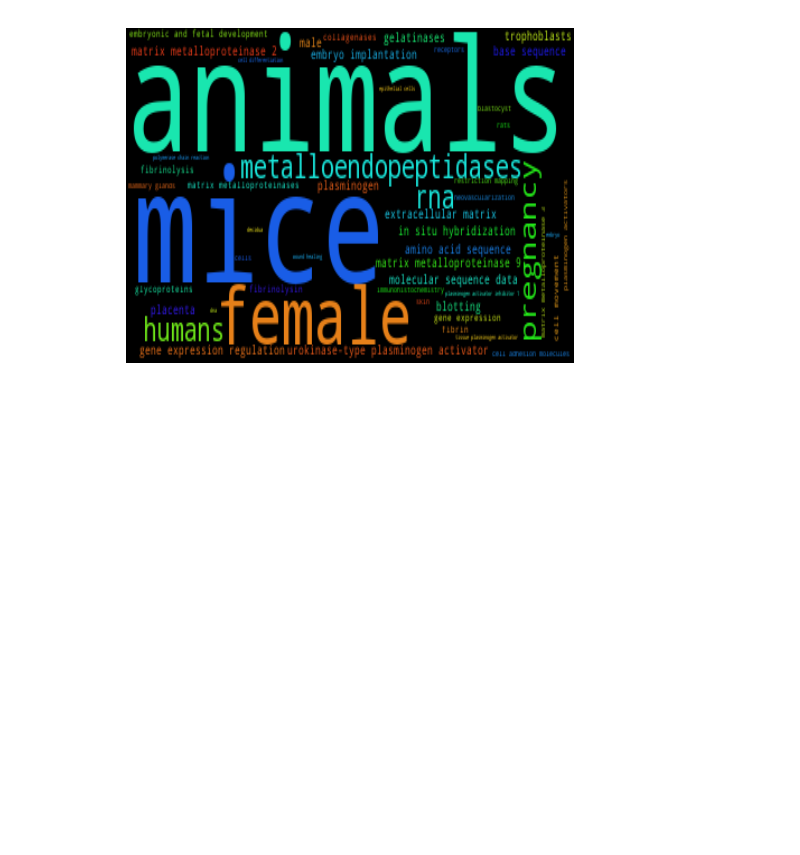
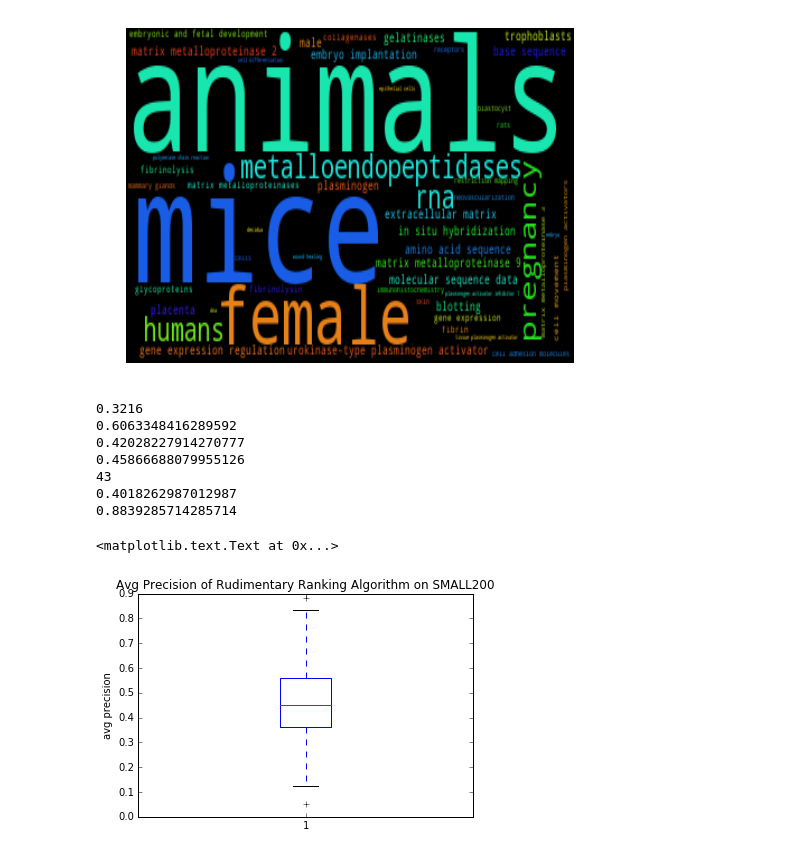
Before and after one commit to wenyangfu/EE361M_Homework, a Jupyter notebook: term_project/Word Clouds.ipynb, the cells around one changed output. Drawn from its saved outputs; the diff is of its cells as text; code cells hidden in the pictures; blank space fills up the shorter version.

Commit message:
Rudimentary ranking and metrics

```diff
--- a/term_project/Word Clouds.ipynb
+++ b/term_project/Word Clouds.ipynb
@@ -72,0 +131,53 @@ show_wordcloud('12900459')
+# %%
+def f_score(metrics):
+    p = precision(metrics)
+    r = recall(metrics)
+    return (2*p*r) / (p+r)
+# %%
+def avg_precision(metrics):
+    common_terms, actual_len = metrics
+
+    total_rank_sum = 0
+    for r, is_correct in enumerate(common_terms):
+        rank_num = r+1
+        correct_up_to_r = sum(common_terms[:rank_num])
+
+        total_rank_sum += is_correct * (correct_up_to_r / rank_num)
+
+    return total_rank_sum / actual_len
+# %%
+def mean_avg_precision(metrics):
+    total_avg_precision = 0
+    for metric in metrics:
+        total_avg_precision += avg_precision(metric)
+
+    return total_avg_precision / len(metrics)
+# %%
+with open('paperdat/SMALL200/S200.pmids') as f:
+    metrics = []
+    for line in f:
+        metrics.append(get_metrics(line.strip()))
+
+print(precision(metrics))
+print(recall(metrics))
+print(f_score(metrics))
+print(mean_avg_precision(metrics))
+
+avg_precisions = [avg_precision(m) for m in metrics]
+print(avg_precisions.index(max(avg_precisions)))
+print(avg_precisions[3])
+print(avg_precisions[43])
+
+plt.boxplot(avg_precisions)
+plt.ylabel('avg precision')
+plt.title('Avg Precision of Rudimentary Ranking Algorithm on SMALL200')
+# %% [output]
+0.3216
+0.6063348416289592
+0.42028227914270777
+0.45866688079955126
+43
+0.4018262987012987
+0.8839285714285714
+<matplotlib.text.Text at 0x...>
+[figure, added]
```
Also changed, not shown: parts of 8 cells of this notebook.
